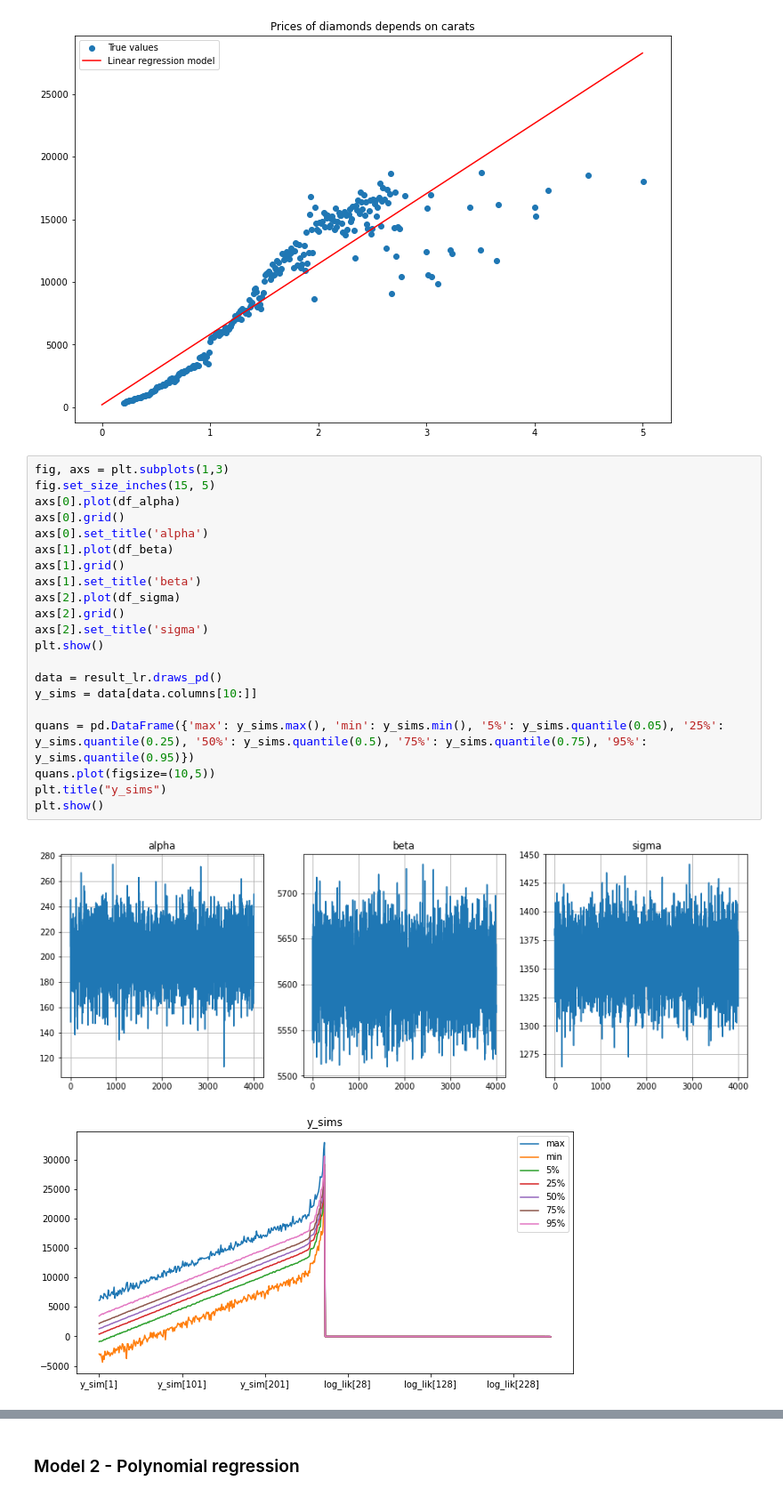
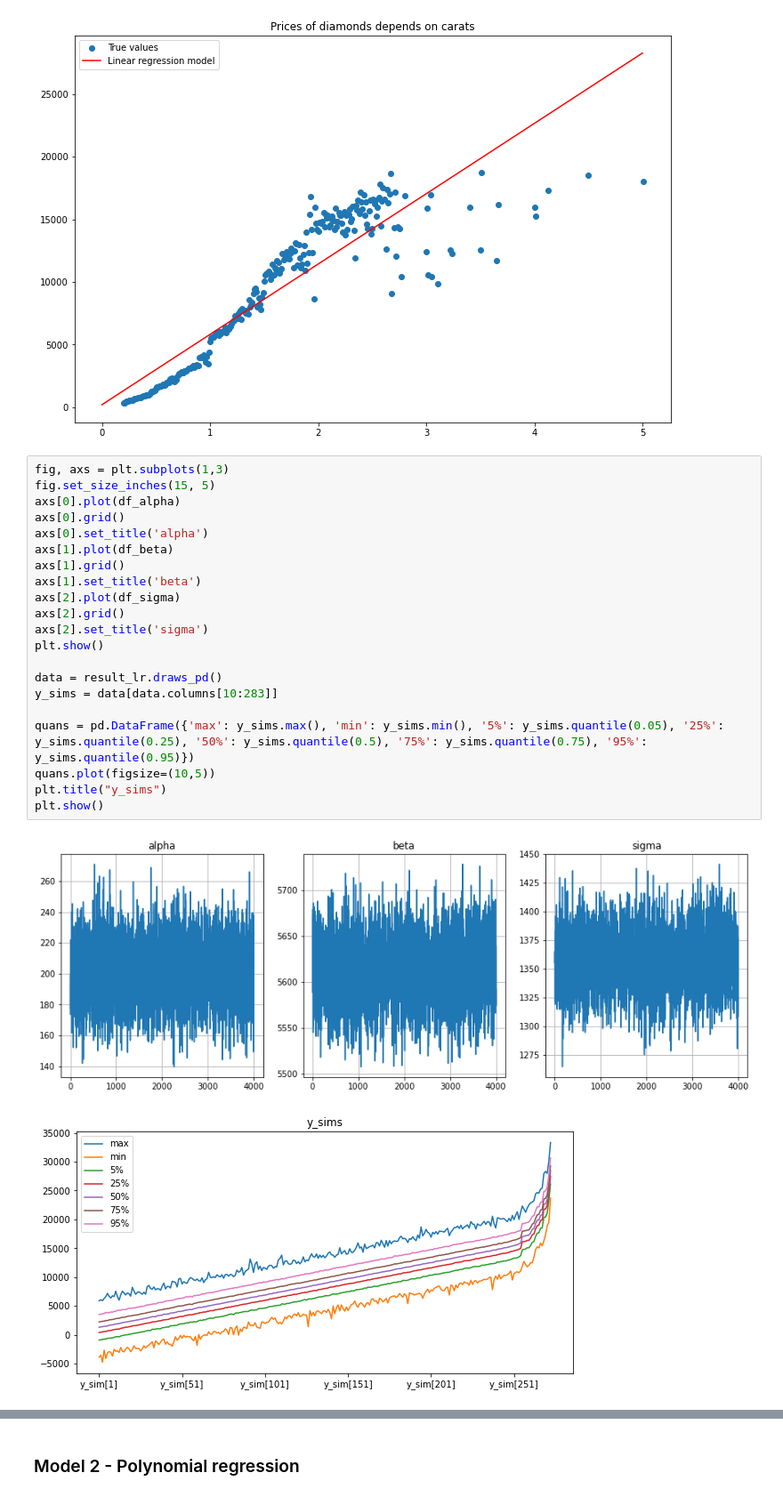
Before and after one commit to Mar-Ber/DA_DiamondModel, a Jupyter notebook: analysis.ipynb, the cells around one changed output, grey strips where cells are left out. Shown at 89% size. Cells and saved outputs as stored; diff of their text form.

```diff
--- a/analysis.ipynb
+++ b/analysis.ipynb
@@ -90,27 +77,27 @@ plt.show()
 # %%
 fig, axs = plt.subplots(1,3)
 fig.set_size_inches(15, 5)
 axs[0].plot(df_alpha)
 axs[0].grid()
 axs[0].set_title('alpha')
 axs[1].plot(df_beta)
 axs[1].grid()
 axs[1].set_title('beta')
 axs[2].plot(df_sigma)
 axs[2].grid()
 axs[2].set_title('sigma')
 plt.show()
 
 data = result_lr.draws_pd()
-y_sims = data[data.columns[10:]]
+y_sims = data[data.columns[10:283]]
 
 quans = pd.DataFrame({'max': y_sims.max(), 'min': y_sims.min(), '5%': y_sims.quantile(0.05), '25%': y_sims.quantile(0.25), '50%': y_sims.quantile(0.5), '75%': y_sims.quantile(0.75), '95%': y_sims.quantile(0.95)})
 quans.plot(figsize=(10,5))
 plt.title("y_sims")
 plt.show()
 # %% [output]
-[figure, old version]
+[figure, new version]
-[figure, old version]
+[figure, new version]
 # %%
 y_sim = result_lr.stan_variable('y_sim')
 plt.figure(figsize=[10,6])
```
Also changed, not shown: parts of 10 cells of this notebook, 2 other files.
